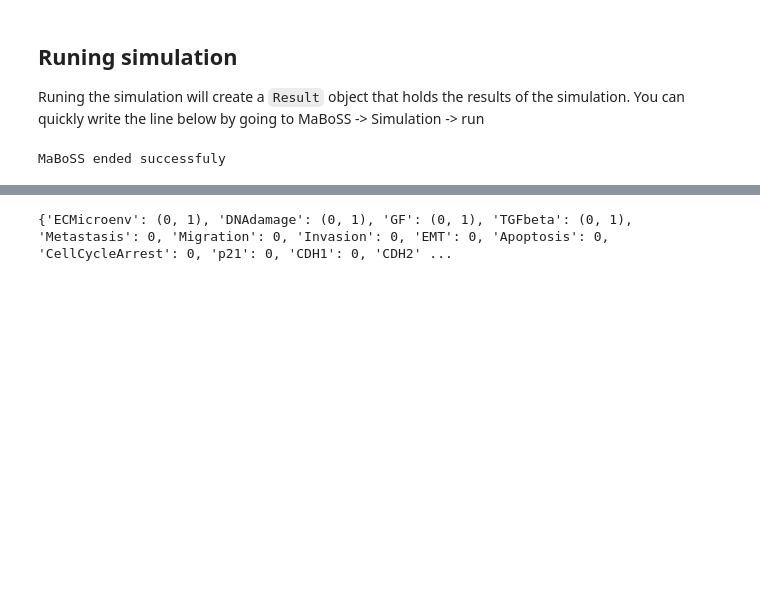
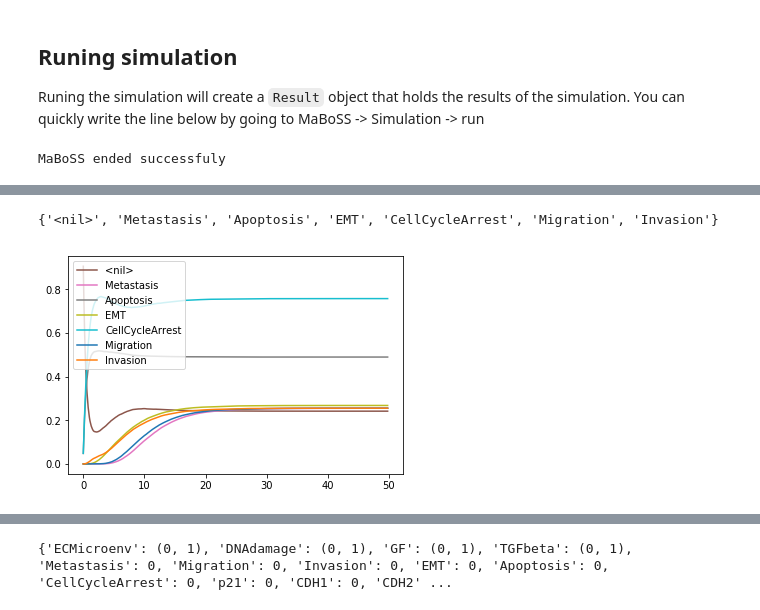
Before and after one commit to thenlevy/pyMaBoSS, a Jupyter notebook: notebook/Example.ipynb, the cells around one changed output, grey strips where cells are left out. Cells and saved outputs as stored; diff of their text form; code cells hidden in the pictures; blank space fills up the shorter version.

Commit message:
Add plot_node_trajectory

```diff
--- a/notebook/Example.ipynb
+++ b/notebook/Example.ipynb
@@ -65,0 +66,5 @@ fig
+# %%
+master_results.plot_node_trajectory()
+# %% [output]
+{'<nil>', 'Metastasis', 'Apoptosis', 'EMT', 'CellCycleArrest', 'Migration', 'Invasion'}
+[figure, added]
```
Also changed, not shown: parts of 5 cells of this notebook, 2 other files.
